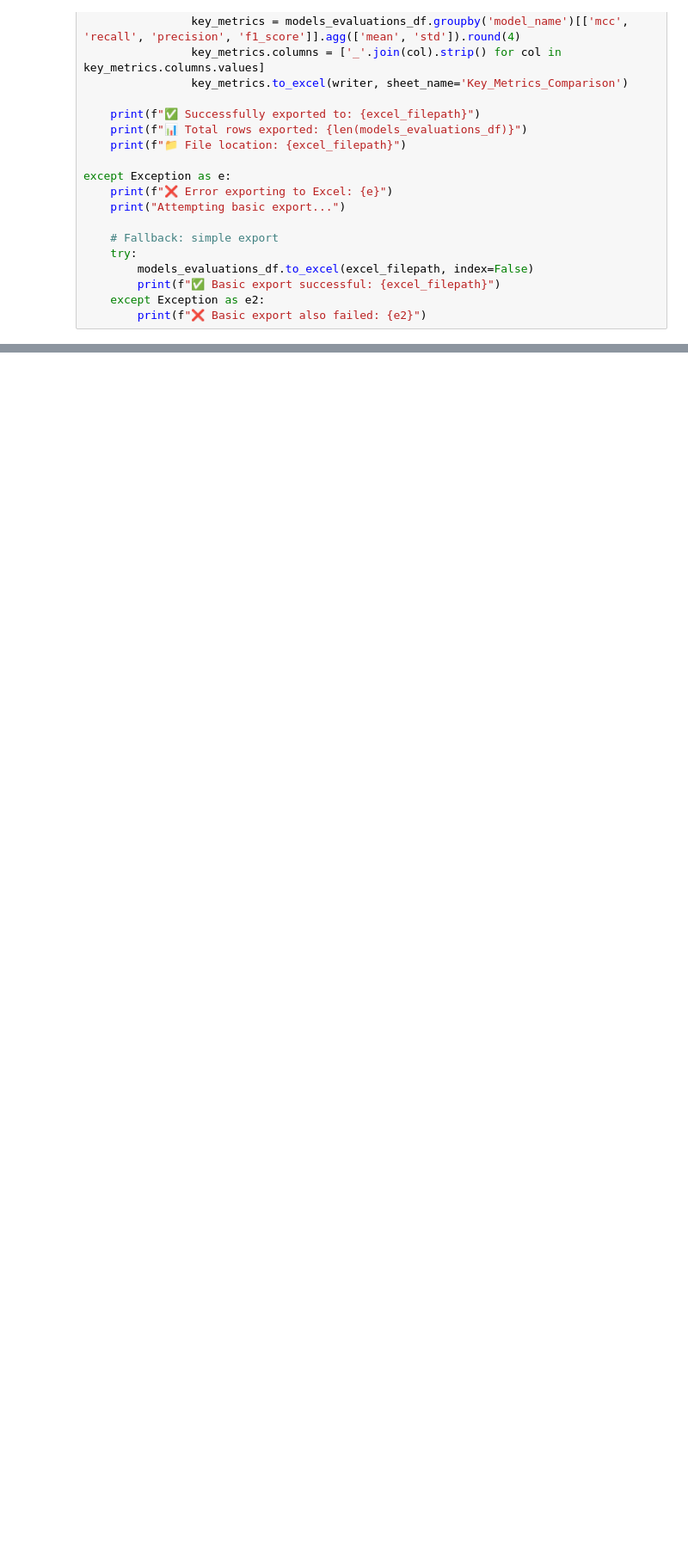
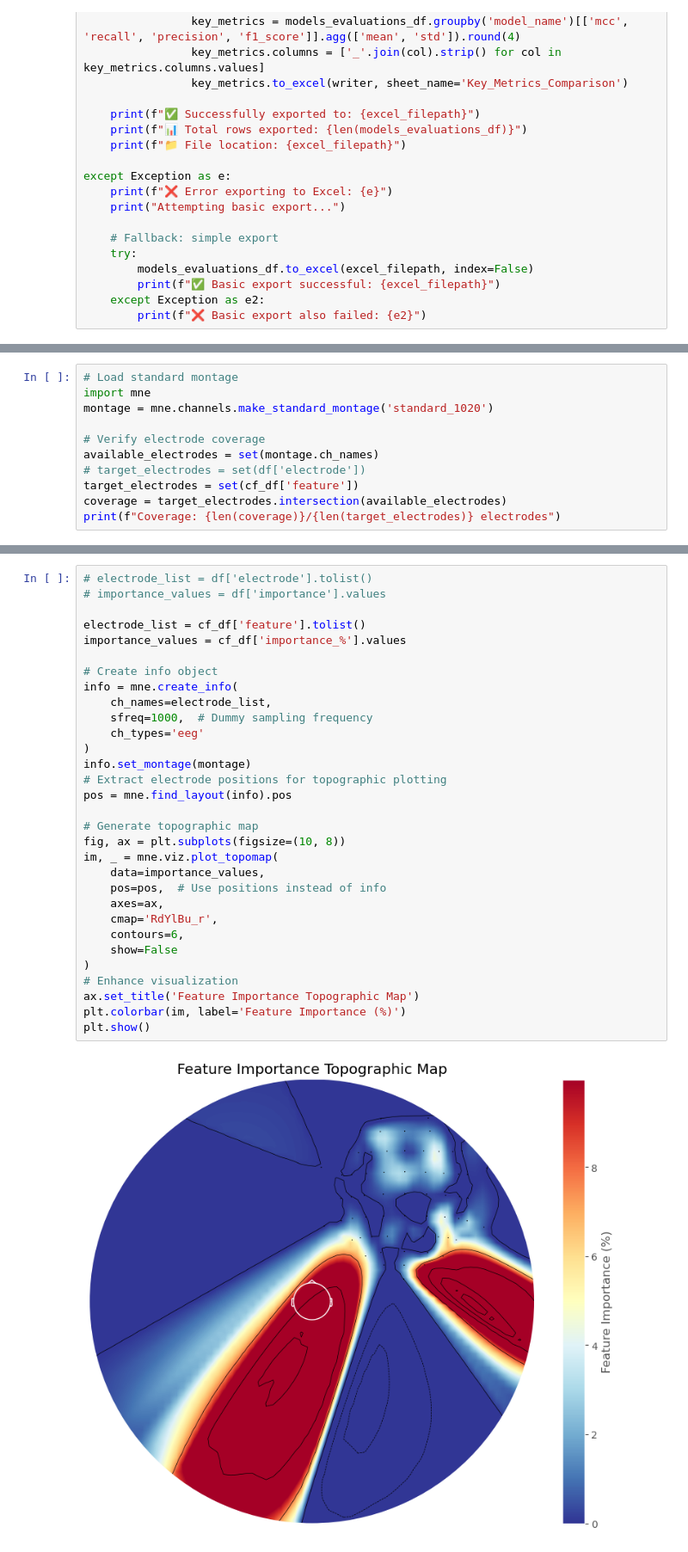
Before and after one commit to StuartG24/EEG_ML_Pipeline, a Jupyter notebook: Notebooks/Model_Comparisons.ipynb, the cells around one changed output, grey strips where cells are left out. Shown at 86% size. Saved outputs shown, nothing was run; the diff lists cells and outputs as text; blank space fills up the shorter version.

```diff
--- a/Notebooks/Model_Comparisons.ipynb
+++ b/Notebooks/Model_Comparisons.ipynb
@@ -243,0 +132,11 @@ if not missing_cols:
+# %%
+# Load standard montage
+import mne
+montage = mne.channels.make_standard_montage('standard_1020')
+
+# Verify electrode coverage
+available_electrodes = set(montage.ch_names)
+# target_electrodes = set(df['electrode'])
+target_electrodes = set(cf_df['feature'])
+coverage = target_electrodes.intersection(available_electrodes)
+print(f"Coverage: {len(coverage)}/{len(target_electrodes)} electrodes")
@@ -243,0 +145,33 @@ if not missing_cols:
+# %%
+# electrode_list = df['electrode'].tolist()
+# importance_values = df['importance'].values
+
+electrode_list = cf_df['feature'].tolist()
+importance_values = cf_df['importance_%'].values
+
+# Create info object
+info = mne.create_info(
+    ch_names=electrode_list,
+    sfreq=1000,  # Dummy sampling frequency
+    ch_types='eeg'
+)
+info.set_montage(montage)
+# Extract electrode positions for topographic plotting
+pos = mne.find_layout(info).pos
+
+# Generate topographic map
+fig, ax = plt.subplots(figsize=(10, 8))
+im, _ = mne.viz.plot_topomap(
+    data=importance_values,
+    pos=pos,  # Use positions instead of info
+    axes=ax,
+    cmap='RdYlBu_r',
+    contours=6,
+    show=False
+)
+# Enhance visualization
+ax.set_title('Feature Importance Topographic Map')
+plt.colorbar(im, label='Feature Importance (%)')
+plt.show()
+# %% [output]
+[figure, added]
```
Also changed, not shown: parts of 7 cells of this notebook, 6 other files.
